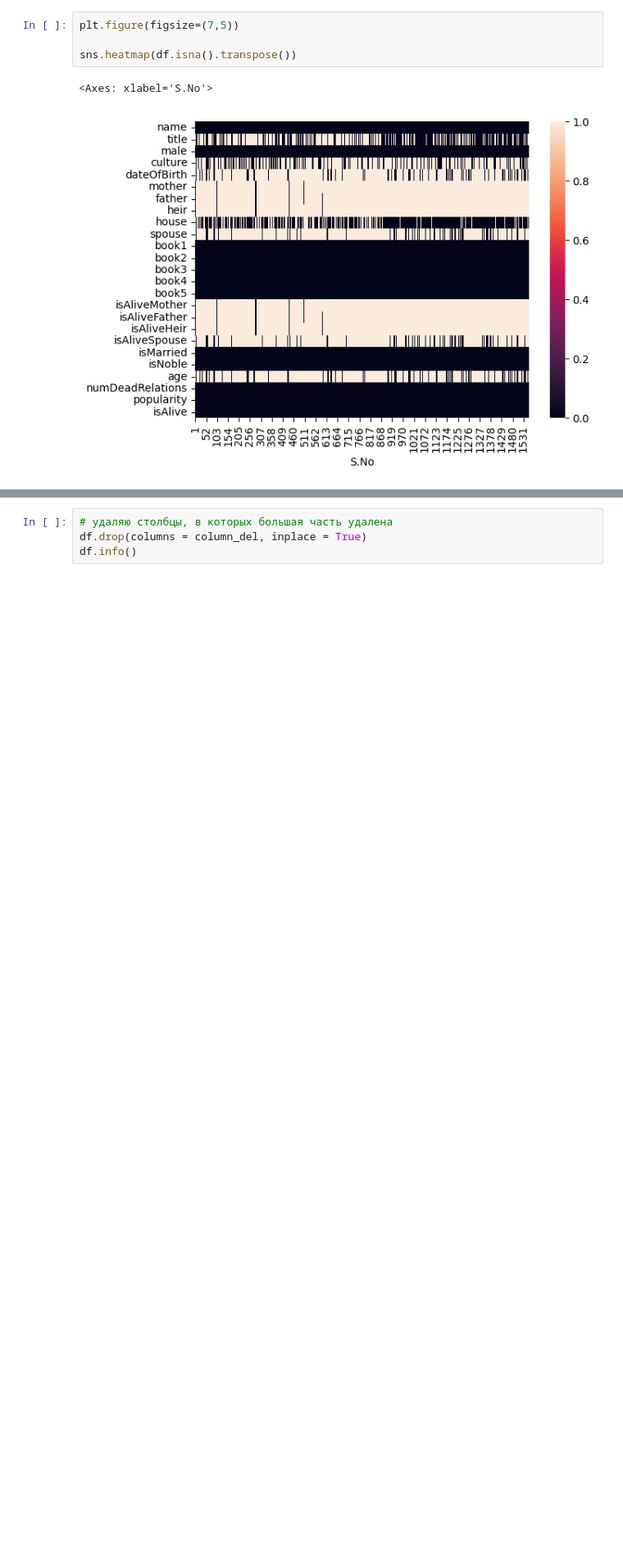
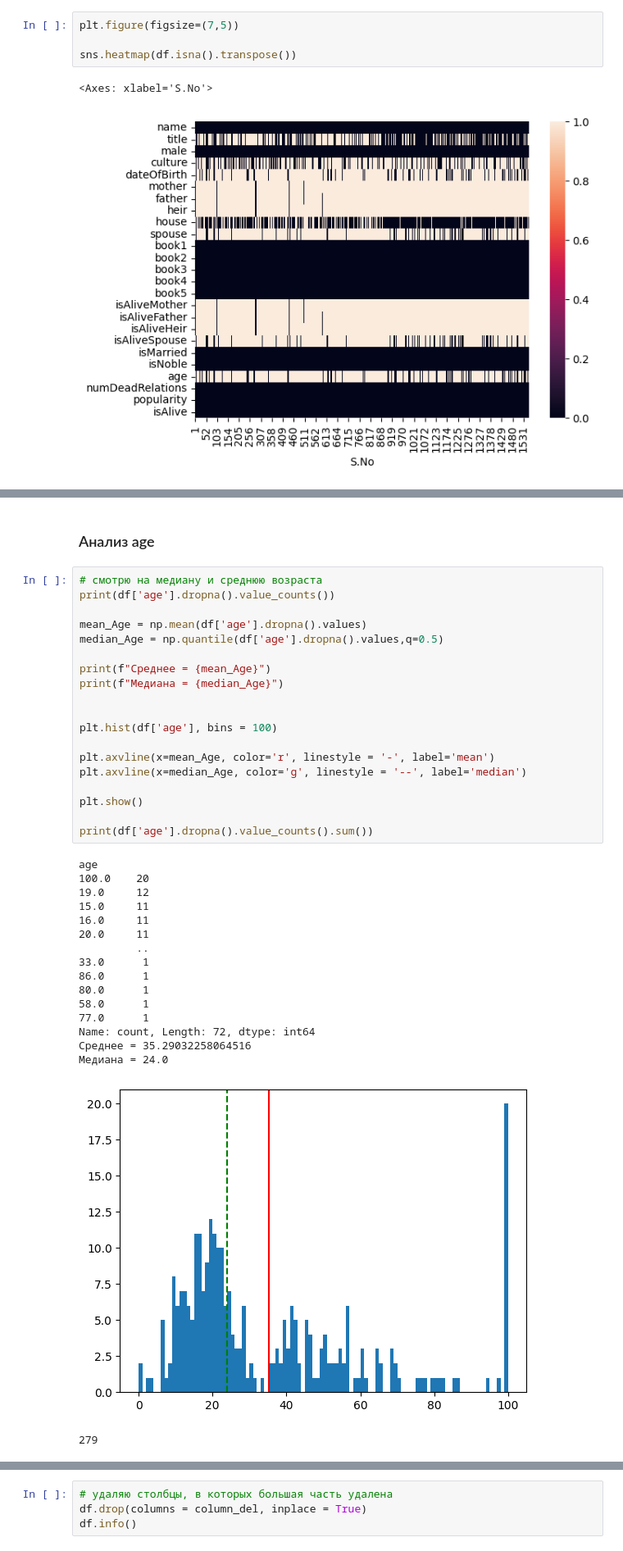
Before and after one commit to episode16/Py, a Jupyter notebook: DLS_mipt/game_of_thrones_hw1/hw_1_game_of_thrones_ipynb.ipynb, the cells around one changed output, grey strips where cells are left out. Shown at 82% size. Drawn from its saved outputs; the diff is of its cells as text; blank space fills up the shorter version.

```diff
--- a/DLS_mipt/game_of_thrones_hw1/hw_1_game_of_thrones_ipynb.ipynb
+++ b/DLS_mipt/game_of_thrones_hw1/hw_1_game_of_thrones_ipynb.ipynb
@@ -206,3 +206,42 @@ column_del
  'isAliveFather',
  'isAliveHeir',
  'isAliveSpouse']
+# %% [markdown]
+### Анализ age
+# %%
+# смотрю на медиану и среднюю возраста
+print(df['age'].dropna().value_counts())
+
+mean_Age = np.mean(df['age'].dropna().values)
+median_Age = np.quantile(df['age'].dropna().values,q=0.5)
+
+print(f"Среднее = {mean_Age}")
+print(f"Медиана = {median_Age}")
+
+
+plt.hist(df['age'], bins = 100)
+
+plt.axvline(x=mean_Age, color='r', linestyle = '-', label='mean')
+plt.axvline(x=median_Age, color='g', linestyle = '--', label='median')
+
+plt.show()
+
+print(df['age'].dropna().value_counts().sum())
+# %% [output]
+age
+100.0    20
+19.0     12
+15.0     11
+16.0     11
+20.0     11
+         ..
+33.0      1
+86.0      1
+80.0      1
+58.0      1
+77.0      1
+Name: count, Length: 72, dtype: int64
+Среднее = 35.29032258064516
+Медиана = 24.0
+[figure, added]
+279
```
Also changed, not shown: parts of 45 cells of this notebook.
